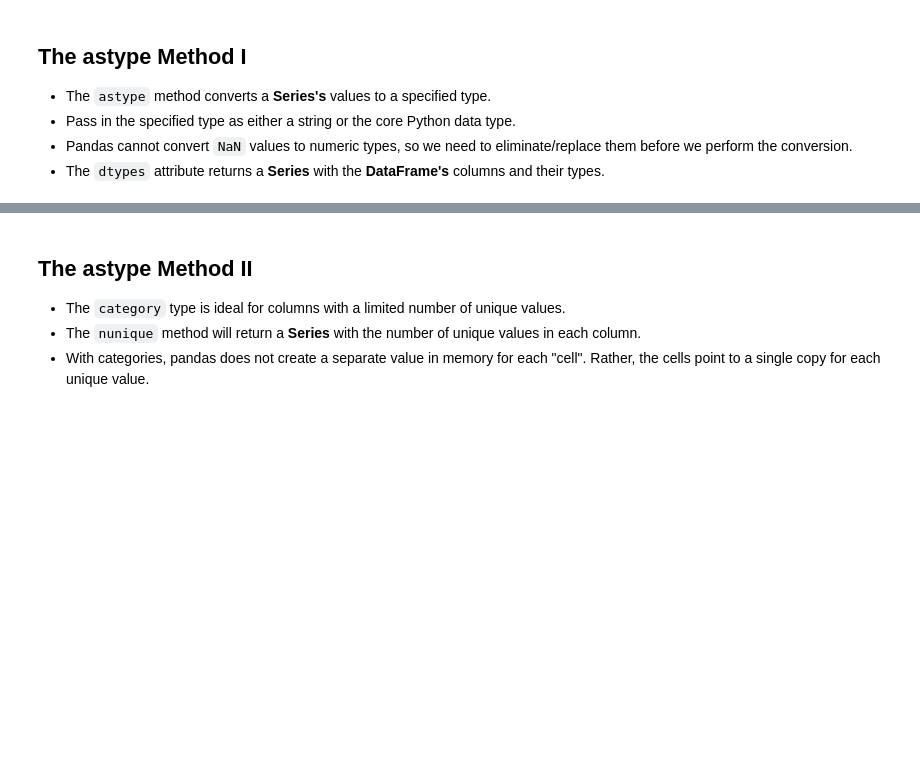
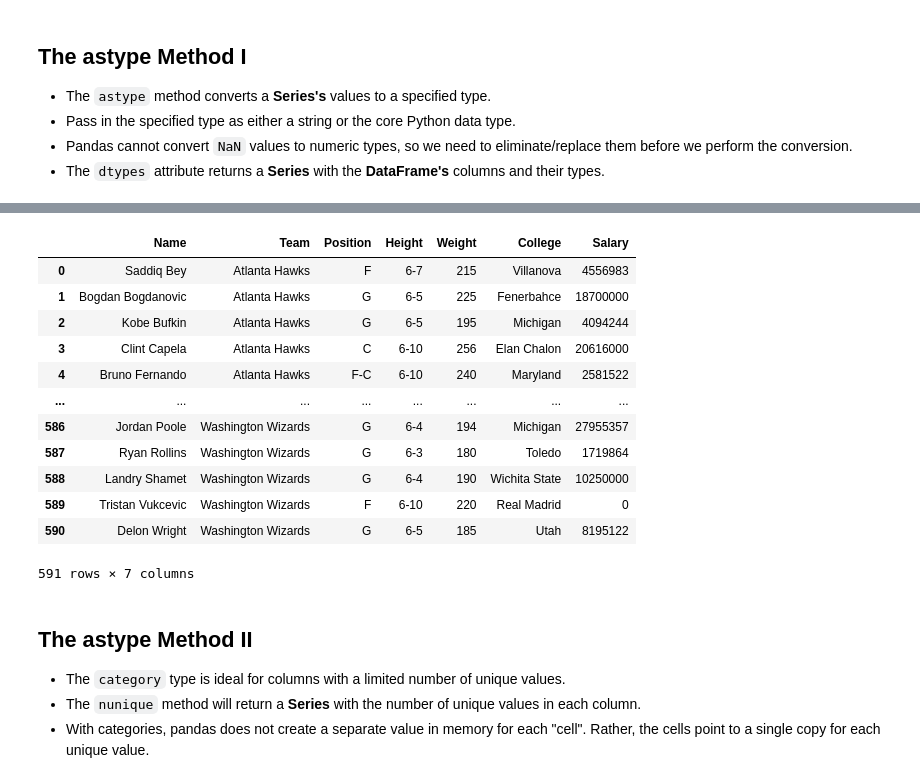
Before and after one commit to kon-mat/DataAnalysis, a Jupyter notebook: Python/Udemy/DataAnalysisWithPandasAndPython/Complete/04 - DataFrames I - Introduction.ipynb, the cells around one changed output, grey strips where cells are left out. Cells and saved outputs as stored; diff of their text form; code cells hidden in the pictures; blank space fills up the shorter version.

```diff
--- a/Python/Udemy/DataAnalysisWithPandasAndPython/Complete/04 - DataFrames I - Introduction.ipynb
+++ b/Python/Udemy/DataAnalysisWithPandasAndPython/Complete/04 - DataFrames I - Introduction.ipynb
@@ -833,3 +929,21 @@ nba
+# %%
+nba["Weight"] = nba["Weight"].fillna(0)
+nba["Weight"] = nba["Weight"].astype("int")
+nba
+# %% [output]
+|  | Name | Team | Position | Height | Weight | College | Salary |
+| 0 | Saddiq Bey | Atlanta Hawks | F | 6-7 | 215 | Villanova | 4556983 |
+| 1 | Bogdan Bogdanovic | Atlanta Hawks | G | 6-5 | 225 | Fenerbahce | 18700000 |
+| 2 | Kobe Bufkin | Atlanta Hawks | G | 6-5 | 195 | Michigan | 4094244 |
+| 3 | Clint Capela | Atlanta Hawks | C | 6-10 | 256 | Elan Chalon | 20616000 |
+| 4 | Bruno Fernando | Atlanta Hawks | F-C | 6-10 | 240 | Maryland | 2581522 |
+| ... | ... | ... | ... | ... | ... | ... | ... |
+| 586 | Jordan Poole | Washington Wizards | G | 6-4 | 194 | Michigan | 27955357 |
+| 587 | Ryan Rollins | Washington Wizards | G | 6-3 | 180 | Toledo | 1719864 |
+| 588 | Landry Shamet | Washington Wizards | G | 6-4 | 190 | Wichita State | 10250000 |
+| 589 | Tristan Vukcevic | Washington Wizards | F | 6-10 | 220 | Real Madrid | 0 |
+| 590 | Delon Wright | Washington Wizards | G | 6-5 | 185 | Utah | 8195122 |
+591 rows × 7 columns
 # %% [markdown]
 ## The astype Method II
 - The `category` type is ideal for columns with a limited number of unique values.
```
Also changed, not shown: parts of 7 cells of this notebook.
